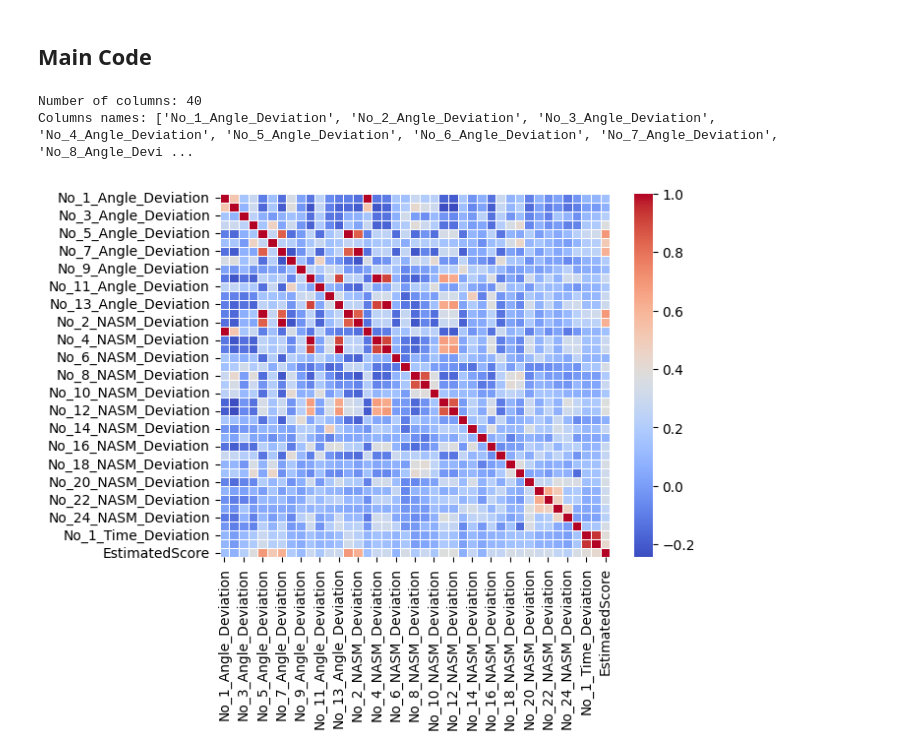
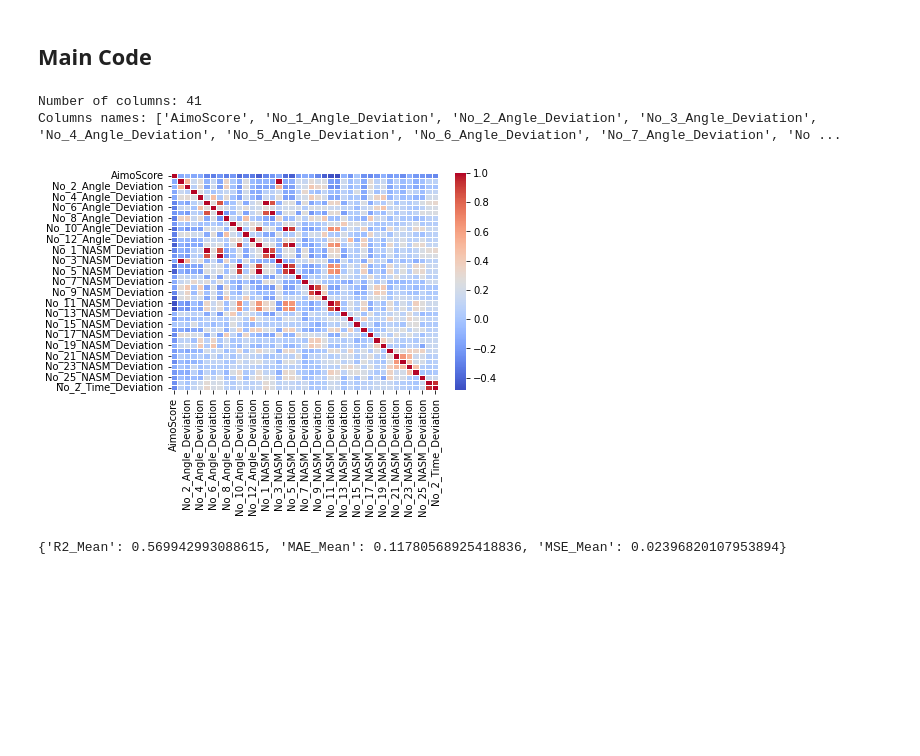
Before and after one commit to sb224sc-HT22-VT27/4dt907, a Jupyter notebook: src/ml-research/a2/a2.ipynb, the cells around one changed output. Drawn from its saved outputs; the diff is of its cells as text; code cells hidden in the pictures; blank space fills up the shorter version.

Commit message:
feat: Setup a first linear regression  experiment with results for A2

```diff
--- a/src/ml-research/a2/a2.ipynb
+++ b/src/ml-research/a2/a2.ipynb
@@ -50,57 +70,92 @@ def preprocessing(df):
 # %% [markdown]
 # Training
 # %%
-def fitreg(data):
-    pass
-    # return model
+
+
+
+def fitReg(X, y):
+    X_train, X_test, y_train, y_test = train_test_split(X, y, test_size=config["test_size"], random_state=config["data_split_seed"])
+
+    model = LinearRegression()
+    model.fit(X_train, y_train)
+
+    y_pred = model.predict(X_test)
+
+    return model, y_pred, y_test
 # %% [markdown]
 ## Main Code
 # %%
+
+
+
+
 df_cleaned = preprocessing(df)
+df_cleaned = df_cleaned.reset_index()
+
 
 df_names = df_cleaned.columns.tolist()
 print(f"Number of columns: {len(df_names)}")
 print(f"Columns names: {df_names}")
 
-df.describe()
+df_cleaned.describe()
 
-sns.heatmap(df.corr(), annot=False, cmap="coolwarm", fmt=".1f", linewidths=0.5)
+sns.heatmap(df_cleaned.corr(), annot=False, cmap="coolwarm", fmt=".1f", linewidths=0.5)
 plt.show()
+
+y = df_cleaned['AimoScore']
+X = df_cleaned.drop('AimoScore', axis=1)
+
+model, y_pred, y_test = fitReg(X, y)
+
+
 
 
 # TODO: Uncomment below when reasonable results are aquired
 # with mlflow.start_run(run_name="A2-Training") as run:
 #     mlflow.log_params(config)
 
 #     model = fitreg(df_cleaned)
 
 #     # TRAINING CODE GOES HERE
 #     # model = train_model()
 
 #     # Logging results
 #     # Create a dictionary for all results (EXAMPLE BELOW)
-#     results = {
-#         "accuracy": 0.942,
-#         "f1_score": 0.915,
-#         "precision": 0.920,
-#         "recall": 0.910,
-#     }
+
+# 1. R-Squared (The Accuracy)
+# How much of the variance in AimoScore(Expert score) does your model explain?
+r2_scores = cross_val_score(model, X, y, cv=kf, scoring='r2')
+
+# 2. Mean Absolute Error (MAE)
+# On average, how many points off is your prediction?
+mae_scores = -cross_val_score(model, X, y, cv=kf, scoring='neg_mean_absolute_error')
+
+# 3. Mean Squared Error (MSE)
+mse_scores = -cross_val_score(model, X, y, cv=kf, scoring='neg_mean_squared_error')
+
+results = {
+    "R2_Mean": r2_scores.mean(),
+    "MAE_Mean": mae_scores.mean(),
+    "MSE_Mean": mse_scores.mean()
+}
+print(results)
 #     mlflow.log_metrics(results)
 
 #     # Logging visuals
 #     # Example how to below
 #     # plt.savefig("feature_importance.png")
 #     # mlflow.log_artifact("feature_importance.png")
 
 #     if utils.auto_check_challenger(run.info.run_id, metric_name="accuracy"):
 #         mlflow.sklearn.log_model(model, "model", registered_model_name="Project_Model")
 
 #         latest_v = utils.client.get_latest_versions("Project_Model")[0].version
 #         utils.client.set_registered_model_alias("Project_Model", "dev", latest_v)
 #         print("New model beat current @dev uploading to DagsHub")
 #     else:
 #         print("Did not beat current @dev, model not uploaded to Dagshub")
 # %% [output]
-Number of columns: 40
-Columns names: ['No_1_Angle_Deviation', 'No_2_Angle_Deviation', 'No_3_Angle_Deviation', 'No_4_Angle_Deviation', 'No_5_Angle_Deviation', 'No_6_Angle_Deviation', 'No_7_Angle_Deviation', 'No_8_Angle_Devi ...
+Number of columns: 41
+Columns names: ['AimoScore', 'No_1_Angle_Deviation', 'No_2_Angle_Deviation', 'No_3_Angle_Deviation', 'No_4_Angle_Deviation', 'No_5_Angle_Deviation', 'No_6_Angle_Deviation', 'No_7_Angle_Deviation', 'No ...
-[figure, old version]
+[figure, new version]
+{'R2_Mean': 0.569942993088615, 'MAE_Mean': 0.11780568925418836, 'MSE_Mean': 0.02396820107953894}
```
Also changed, not shown: parts of 2 cells of this notebook.
